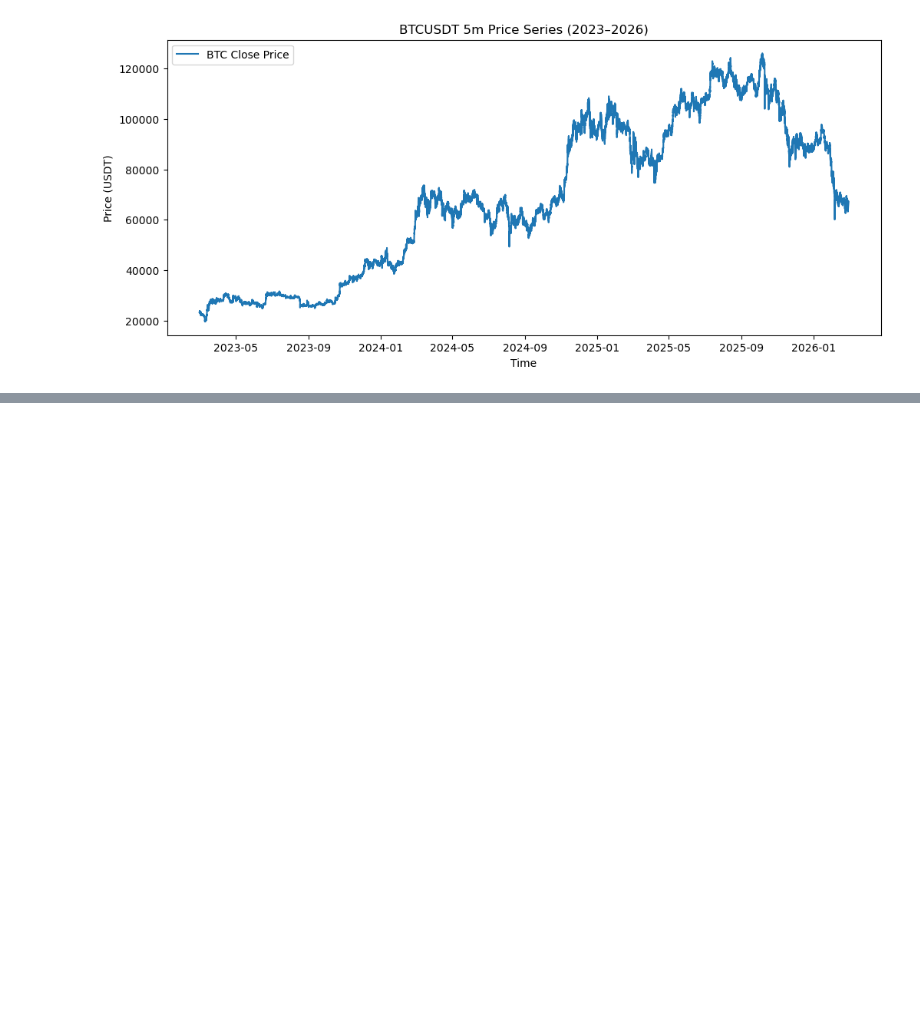
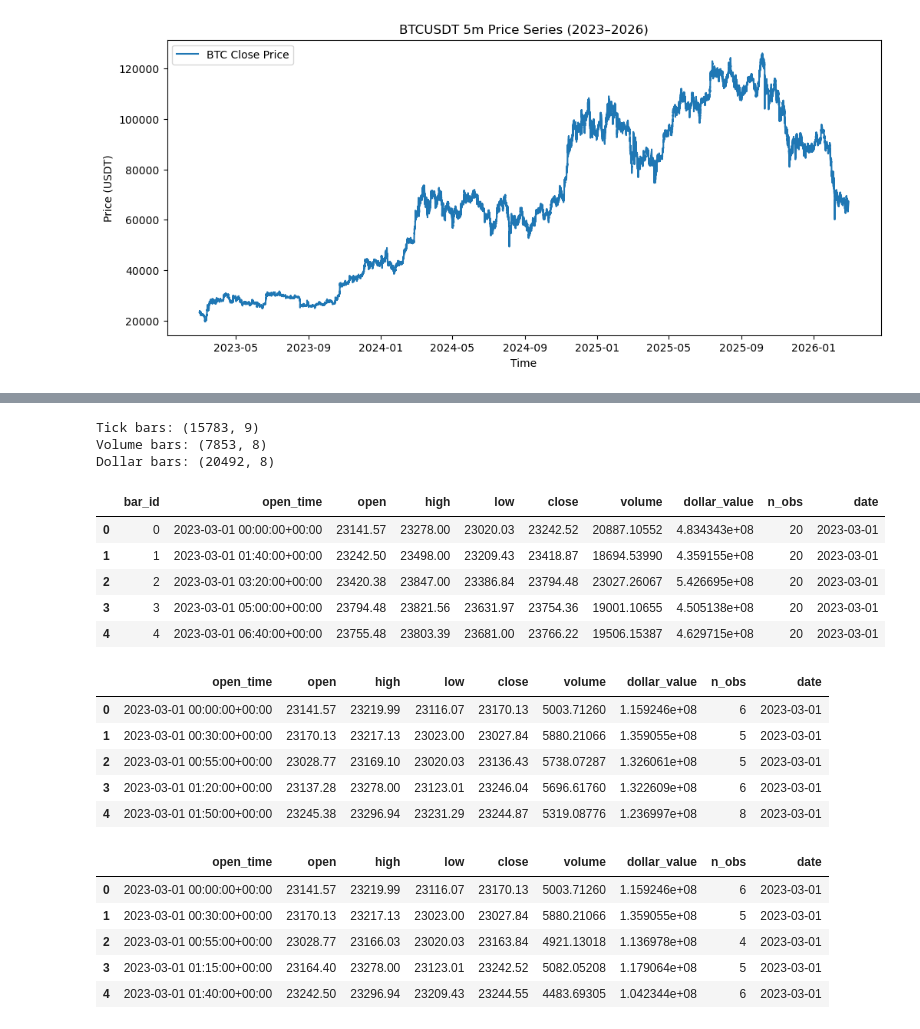
Before and after one commit to mirdbg/Analyzing_5mindata, a Jupyter notebook: Notebook.ipynb, the cells around one changed output, grey strips where cells are left out. Saved outputs shown, nothing was run; the diff lists cells and outputs as text; code cells hidden in the pictures; blank space fills up the shorter version.

```diff
--- a/Notebook.ipynb
+++ b/Notebook.ipynb
@@ -276,0 +284,4 @@ plt.show()
+# %%
+df_clean["typical_price"] = (
+    df_clean["high"] + df_clean["low"] + df_clean["close"]
+) / 3.0
@@ -276,0 +407,35 @@ plt.show()
+# %%
+tick_bars = build_tick_bars(df_clean, ticks_per_bar=20)
+volume_bars = build_volume_bars(df_clean, volume_threshold=5_000)
+dollar_bars = build_dollar_bars(df_clean, dollar_threshold=100_000_000)
+
+print("Tick bars:", tick_bars.shape)
+print("Volume bars:", volume_bars.shape)
+print("Dollar bars:", dollar_bars.shape)
+# %% [output]
+Tick bars: (15783, 9)
+Volume bars: (7853, 8)
+Dollar bars: (20492, 8)
+# %%
+display(tick_bars.head())
+display(volume_bars.head())
+display(dollar_bars.head())
+# %% [output]
+|  | bar_id | open_time | open | high | low | close | volume | dollar_value | n_obs | date |
+| 0 | 0 | 2023-03-01 00:00:00+00:00 | 23141.57 | 23278.00 | 23020.03 | 23242.52 | 20887.10552 | 4.834343e+08 | 20 | 2023-03-01 |
+| 1 | 1 | 2023-03-01 01:40:00+00:00 | 23242.50 | 23498.00 | 23209.43 | 23418.87 | 18694.53990 | 4.359155e+08 | 20 | 2023-03-01 |
+| 2 | 2 | 2023-03-01 03:20:00+00:00 | 23420.38 | 23847.00 | 23386.84 | 23794.48 | 23027.26067 | 5.426695e+08 | 20 | 2023-03-01 |
+| 3 | 3 | 2023-03-01 05:00:00+00:00 | 23794.48 | 23821.56 | 23631.97 | 23754.36 | 19001.10655 | 4.505138e+08 | 20 | 2023-03-01 |
+| 4 | 4 | 2023-03-01 06:40:00+00:00 | 23755.48 | 23803.39 | 23681.00 | 23766.22 | 19506.15387 | 4.629715e+08 | 20 | 2023-03-01 |
+|  | open_time | open | high | low | close | volume | dollar_value | n_obs | date |
+| 0 | 2023-03-01 00:00:00+00:00 | 23141.57 | 23219.99 | 23116.07 | 23170.13 | 5003.71260 | 1.159246e+08 | 6 | 2023-03-01 |
+| 1 | 2023-03-01 00:30:00+00:00 | 23170.13 | 23217.13 | 23023.00 | 23027.84 | 5880.21066 | 1.359055e+08 | 5 | 2023-03-01 |
+| 2 | 2023-03-01 00:55:00+00:00 | 23028.77 | 23169.10 | 23020.03 | 23136.43 | 5738.07287 | 1.326061e+08 | 5 | 2023-03-01 |
+| 3 | 2023-03-01 01:20:00+00:00 | 23137.28 | 23278.00 | 23123.01 | 23246.04 | 5696.61760 | 1.322609e+08 | 6 | 2023-03-01 |
+| 4 | 2023-03-01 01:50:00+00:00 | 23245.38 | 23296.94 | 23231.29 | 23244.87 | 5319.08776 | 1.236997e+08 | 8 | 2023-03-01 |
+|  | open_time | open | high | low | close | volume | dollar_value | n_obs | date |
+| 0 | 2023-03-01 00:00:00+00:00 | 23141.57 | 23219.99 | 23116.07 | 23170.13 | 5003.71260 | 1.159246e+08 | 6 | 2023-03-01 |
+| 1 | 2023-03-01 00:30:00+00:00 | 23170.13 | 23217.13 | 23023.00 | 23027.84 | 5880.21066 | 1.359055e+08 | 5 | 2023-03-01 |
+| 2 | 2023-03-01 00:55:00+00:00 | 23028.77 | 23166.03 | 23020.03 | 23163.84 | 4921.13018 | 1.136978e+08 | 4 | 2023-03-01 |
+| 3 | 2023-03-01 01:15:00+00:00 | 23164.40 | 23278.00 | 23123.01 | 23242.52 | 5082.05208 | 1.179064e+08 | 5 | 2023-03-01 |
+| 4 | 2023-03-01 01:40:00+00:00 | 23242.50 | 23296.94 | 23209.43 | 23244.55 | 4483.69305 | 1.042344e+08 | 6 | 2023-03-01 |
```
Also changed, not shown: parts of 21 cells of this notebook.
